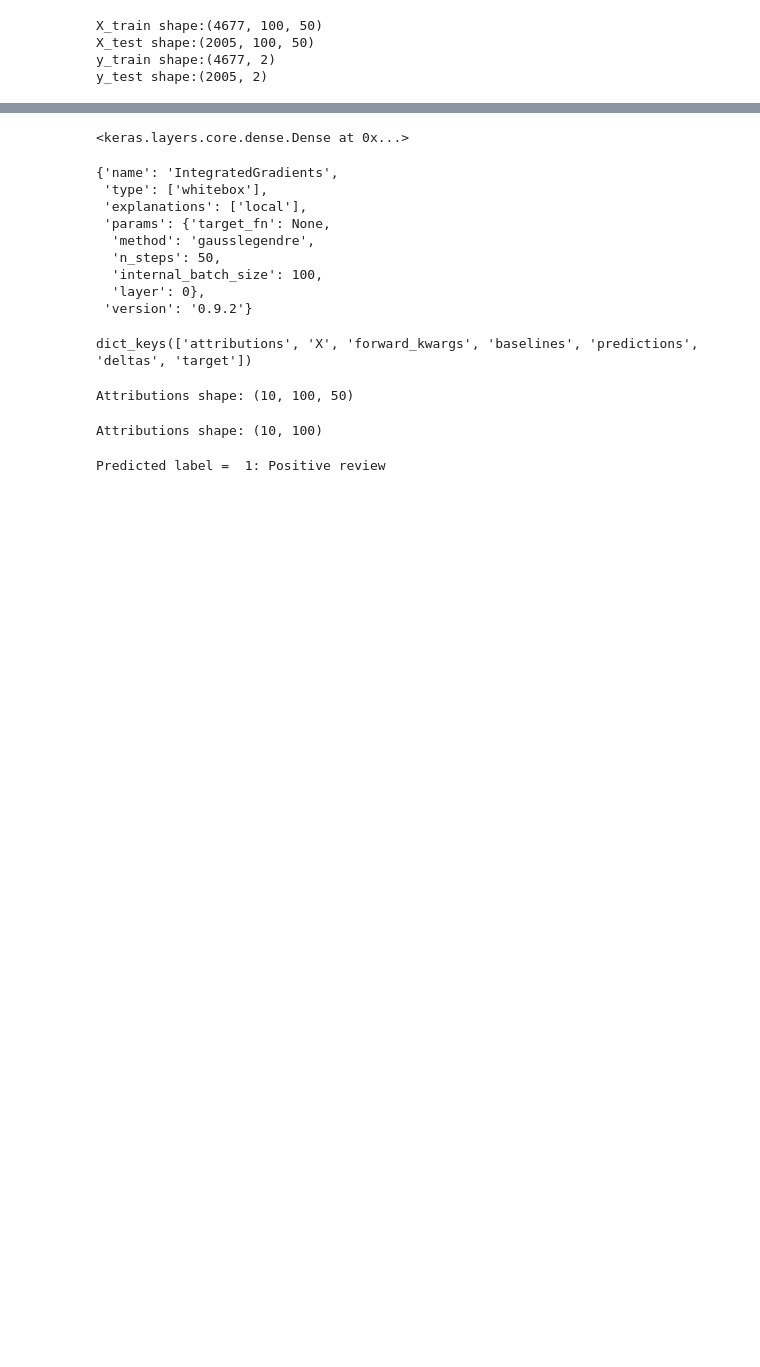
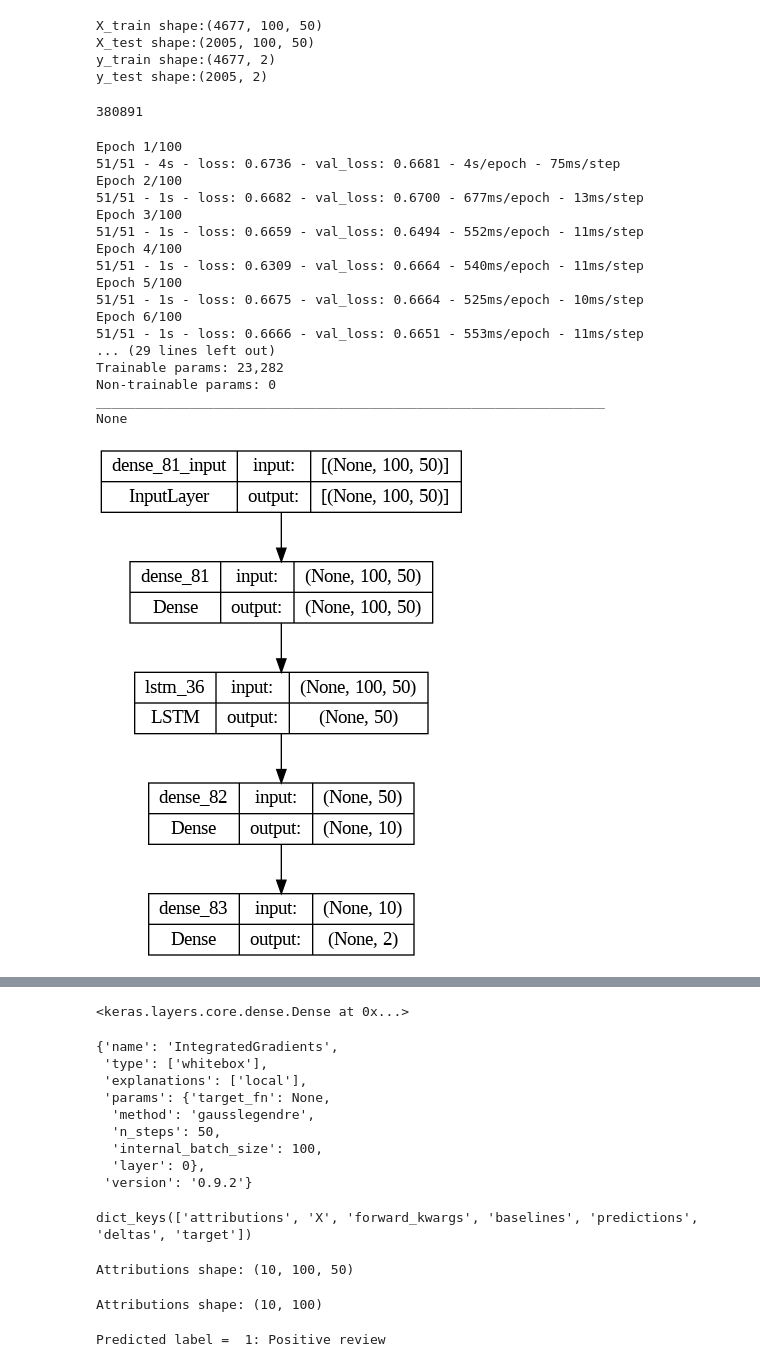
Before and after one commit to JasonTPhillipsJr/CSC215, a Jupyter notebook: FinalProject.ipynb, the cells around one changed output, grey strips where cells are left out. Cells and saved outputs as stored; diff of their text form; code cells hidden in the pictures; blank space fills up the shorter version.

```diff
--- a/FinalProject.ipynb
+++ b/FinalProject.ipynb
@@ -636,0 +633,51 @@ model_final.fit(X_train, y_train,
+# %%
+len(np.unique(X_test))
+# %% [output]
+380891
+# %%
+#MODEL 1 (Working kinda ok)
+model_RNN = Sequential()
+model_RNN.add(Dense(50, input_shape = (100,50)))
+#model_RNN.add(Embedding(input_dim=380891, output_dim=50, input_length=100))
+model_RNN.add(LSTM(50))
+model_RNN.add(Dense(10, activation='relu'))
+model_RNN.add(Dense(2, activation = 'sigmoid'))
+
+model_RNN.compile(loss='categorical_crossentropy', optimizer='adam')
+
+monitor = EarlyStopping(monitor='val_loss', min_delta=1e-3, patience=5, verbose=1, mode='auto')
+
+model_RNN.fit(X_test, y_test,
+          validation_data=(X_test, y_test),
+          callbacks=[monitor],
+          verbose=2,
+          epochs=100,
+          batch_size=32)
+
+m_pred = model_RNN.predict(X_test)
+m_pred = np.argmax(m_pred,axis=1)
+y_true=np.argmax(y_test,axis=1)
+print(classification_report(y_true, m_pred))
+# summarize layers
+print(model_RNN.summary())
+# plot graph
+plot_model(model_RNN, show_shapes=True)
+# %% [output]
+Epoch 1/100
+51/51 - 4s - loss: 0.6736 - val_loss: 0.6681 - 4s/epoch - 75ms/step
+Epoch 2/100
+51/51 - 1s - loss: 0.6682 - val_loss: 0.6700 - 677ms/epoch - 13ms/step
+Epoch 3/100
+51/51 - 1s - loss: 0.6659 - val_loss: 0.6494 - 552ms/epoch - 11ms/step
+Epoch 4/100
+51/51 - 1s - loss: 0.6309 - val_loss: 0.6664 - 540ms/epoch - 11ms/step
+Epoch 5/100
+51/51 - 1s - loss: 0.6675 - val_loss: 0.6664 - 525ms/epoch - 10ms/step
+Epoch 6/100
+51/51 - 1s - loss: 0.6666 - val_loss: 0.6651 - 553ms/epoch - 11ms/step
+... (29 lines left out)
+Trainable params: 23,282
+Non-trainable params: 0
+_________________________________________________________________
+None
+[figure, added]
```
Also changed, not shown: parts of 71 cells of this notebook.
